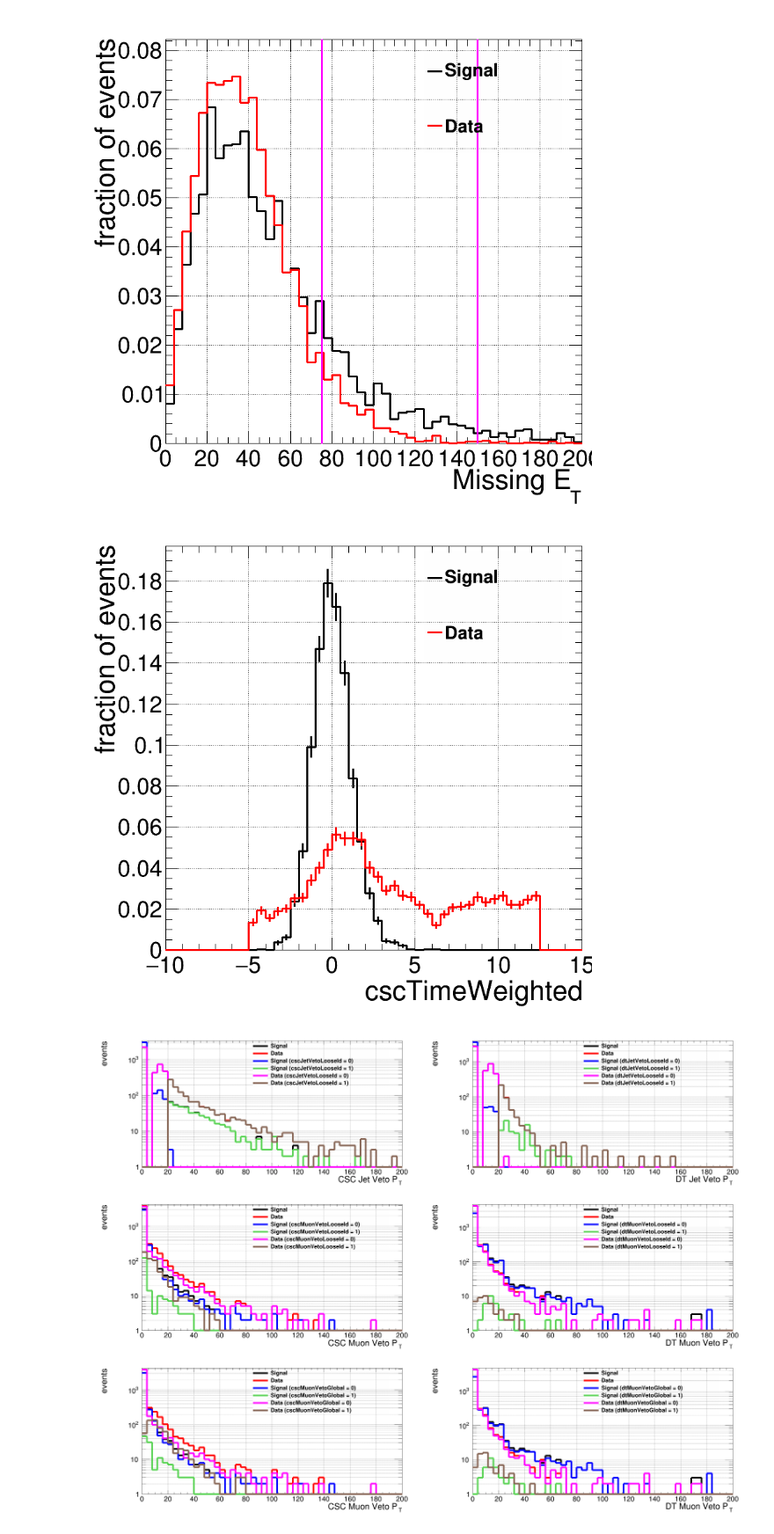
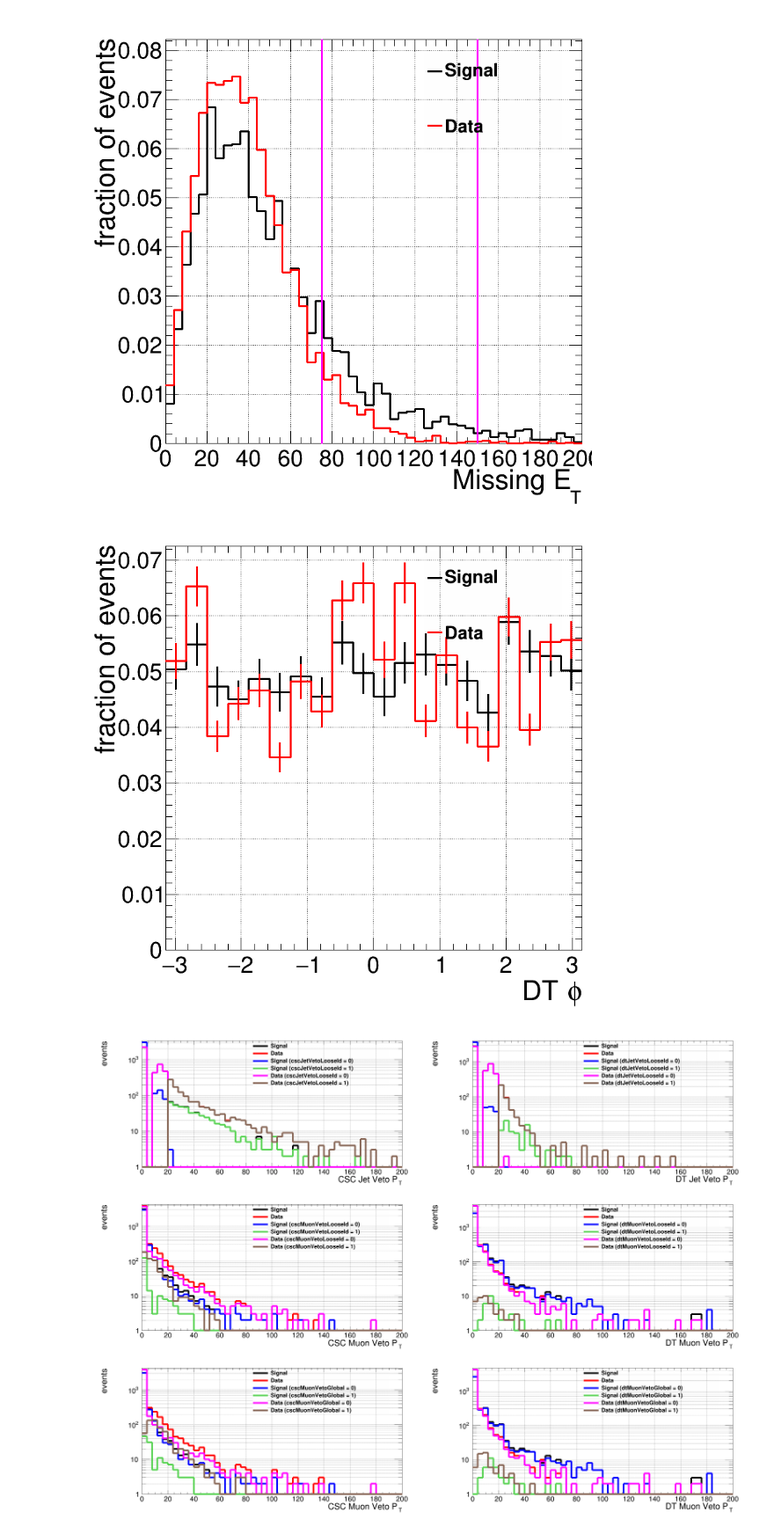
Before and after one commit to cms-lpc-llp/mds_analysis, a Jupyter notebook: notebooks/split_met.ipynb, the cells around one changed output. Shown at 88% size. Drawn from its saved outputs; the diff is of its cells as text; code cells hidden in the pictures.

```diff
--- a/notebooks/split_met.ipynb
+++ b/notebooks/split_met.ipynb
@@ -176,6 +177,7 @@ xv, form ='cscTimeWeighted' , (f';cscTimeWeighted;fraction of events',50,-10,15)
 # xv, form ='dtNStation10' , (f';dtNStation10;fraction of events',6,-0.5,5.5)
 # xv, form ='dtAvgStation10' , (f';dtAvgStation10;fraction of events',28,1.5,6.5)
 # xv, form ='dtMaxStation' , (f';dtMaxStation;fraction of events',6,0.5,6.5)
+xv, form ='dtPhi' , (f';DT #phi;fraction of events',20,-PI,PI)
 
 # **** #
 
@@ -207,34 +209,34 @@ for ih, hh in enumerate(hhs):
 
 # if not isinstance(vmc[xv][0], (float, int, bool)):
 #     vmc['weight'] = np.array([vmc['weight'][ivv] for ivv, vv in enumerate(vmc[xv]) for v in vv])
 #     vr3['weight'] = np.array([vr3['weight'][ivv] for ivv, vv in enumerate(vr3[xv]) for v in vv])
 #     vmc[xv] = np.array([v for vv in vmc[xv] for v in vv])
 #     vr3[xv] = np.array([v for vv in vr3[xv] for v in vv])
 
 # cut_vals = np.linspace(form[-2],form[-1],form[-3]+1)
 
 # wmc = np.array([[vmc['weight'][(vl <= vmc[xv]) & (vmc[xv] < vu)].sum() for vu in cut_vals] for vl in cut_vals])
 # wr3 = np.array([[vmc['weight'][(vl <= vmc[xv]) & (vmc[xv] < vu)].sum() for vu in cut_vals] for vl in cut_vals])
 # s2b = np.divide(wmc, np.sqrt(wr3), out=np.zeros_like(wmc), where=wr3>0)
 
 # idx_l, idx_u = np.unravel_index(np.argmax(s2b), wmc.shape)
 # lb, ub = cut_vals[idx_l], cut_vals[idx_u]
 # print(f'lb, hb =  [ {lb:.2f}, {ub:.2f} )')
 
 # lb_line = TLine(lb,0,lb,hmax*1.1)
 # lb_line.SetLineColor(rt.kGreen)
 # lb_line.SetLineWidth(3)
 # lb_line.Draw()
 
 # ub_line = TLine(ub,0,ub,hmax*1.1)
 # ub_line.SetLineColor(rt.kBlue)
 # ub_line.SetLineWidth(3)
 # ub_line.Draw()
 
 legend.Draw()
 canvas.Draw()
 # %% [output]
-[figure, old version]
+[figure, new version]
 # %%
 canvas = TCanvas('','',int(2*800*2),3*800)
 canvas.Divide(2,3)
```
Also changed, not shown: parts of 2 cells of this notebook, 5 other files.
